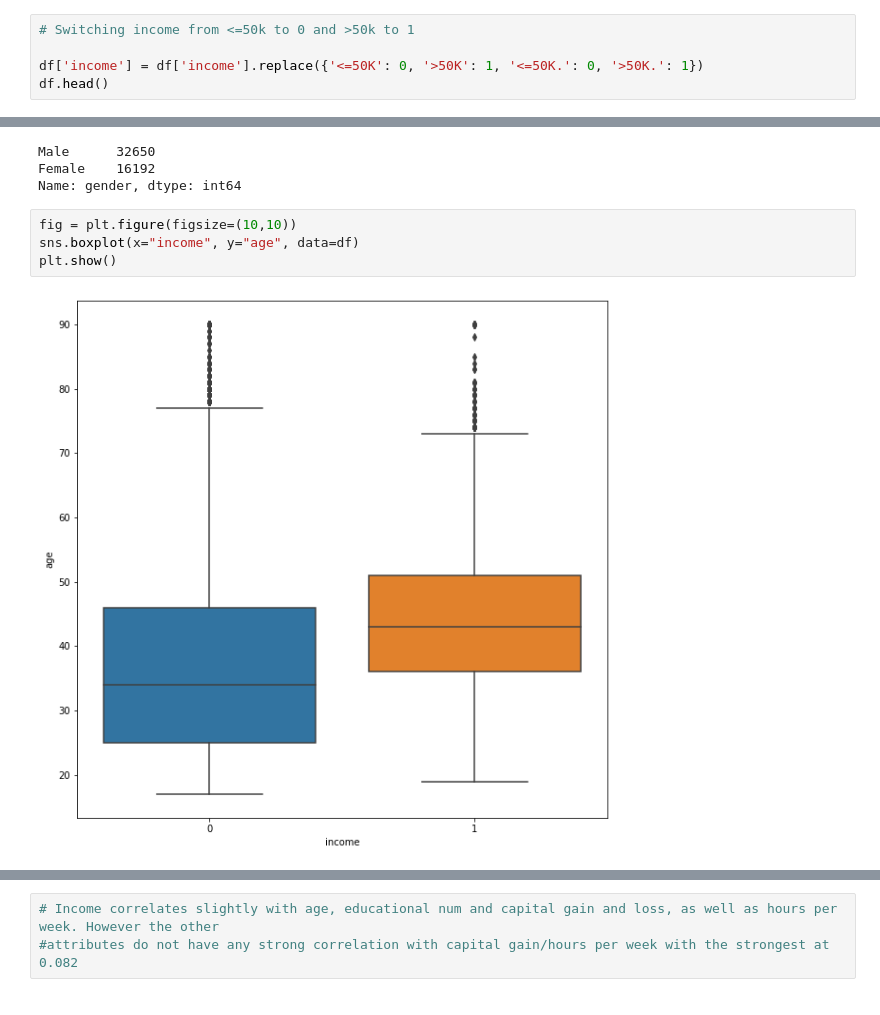
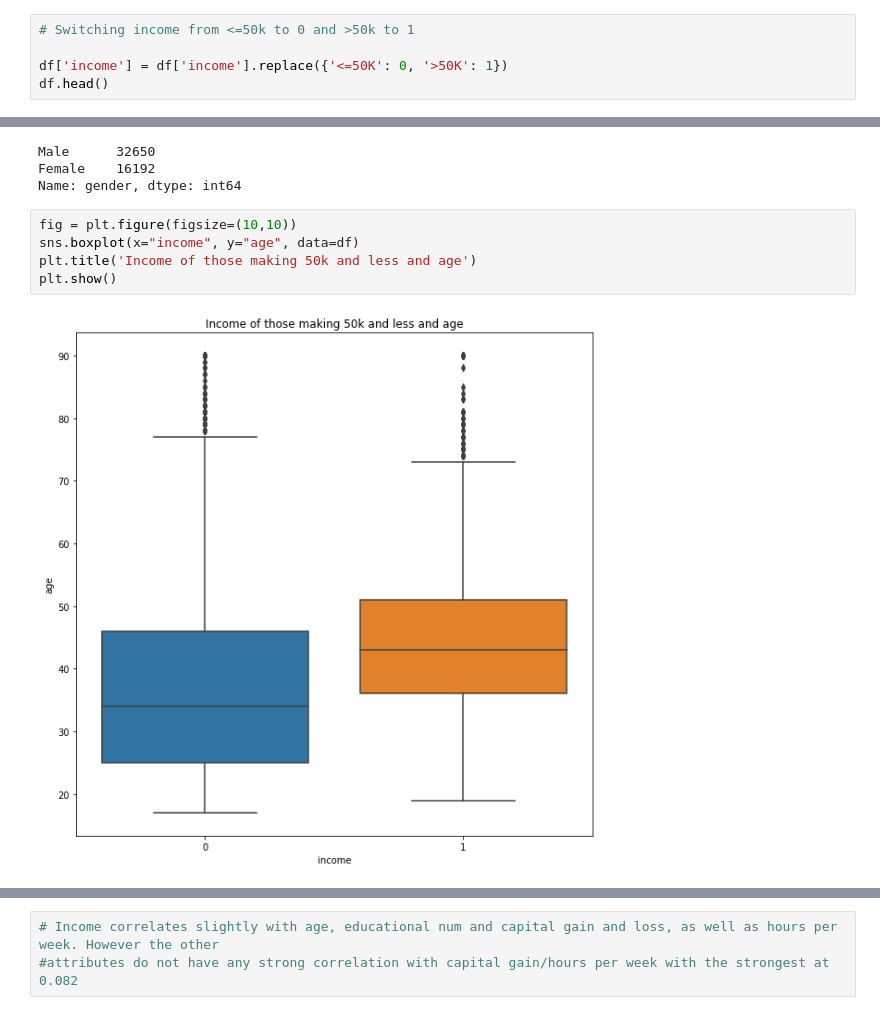
Before and after one commit to sternbrian2/Springboard, a Jupyter notebook: Crafting_Story_Adult_Income/Adult Income analysis.ipynb, the cells around one changed output, grey strips where cells are left out. Drawn from its saved outputs; the diff is of its cells as text.

```diff
--- a/Crafting_Story_Adult_Income/Adult Income analysis.ipynb
+++ b/Crafting_Story_Adult_Income/Adult Income analysis.ipynb
@@ -53,7 +51,7 @@ df.head()
 # %%
 # Switching income from <=50k to 0 and >50k to 1
 
-df['income'] = df['income'].replace({'<=50K': 0, '>50K': 1, '<=50K.': 0, '>50K.': 1})
+df['income'] = df['income'].replace({'<=50K': 0, '>50K': 1})
 df.head()
 # %% [output]
 |  | age | workclass | fnlwgt | education | educational-num | marital-status | occupation | relationship | ... |
@@ -180,8 +191,9 @@ Name: gender, dtype: int64
 # %%
 fig = plt.figure(figsize=(10,10))
 sns.boxplot(x="income", y="age", data=df)
+plt.title('Income of those making 50k and less and age')
 plt.show()
 # %% [output]
-[figure, old version]
+[figure, new version]
 # %%
 # Checking for any correlation between numerical data
```
Also changed, not shown: parts of 4 cells of this notebook.
